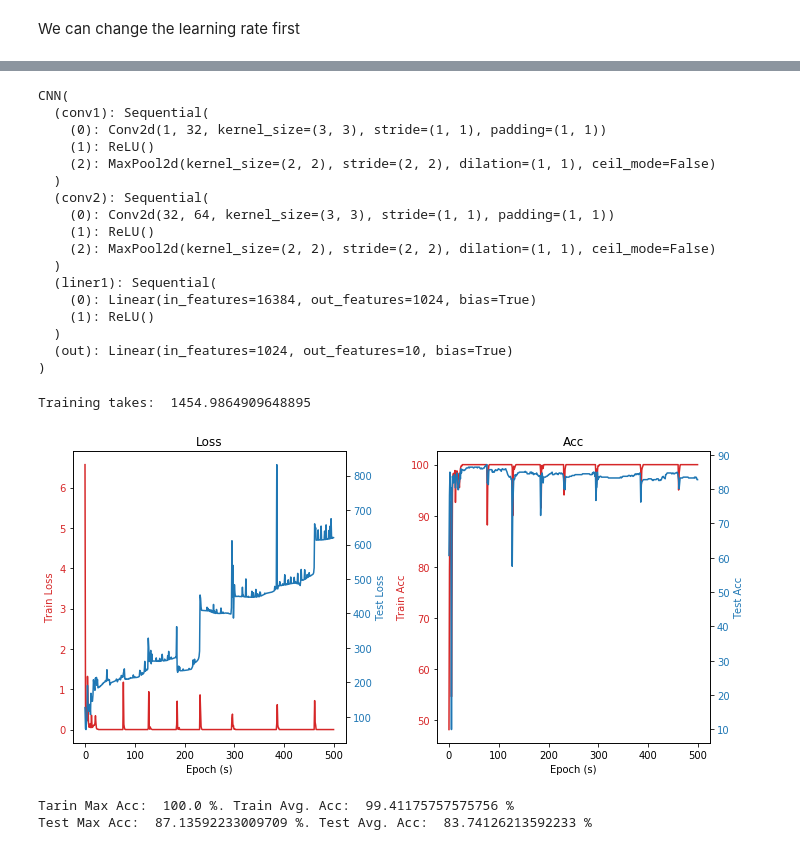
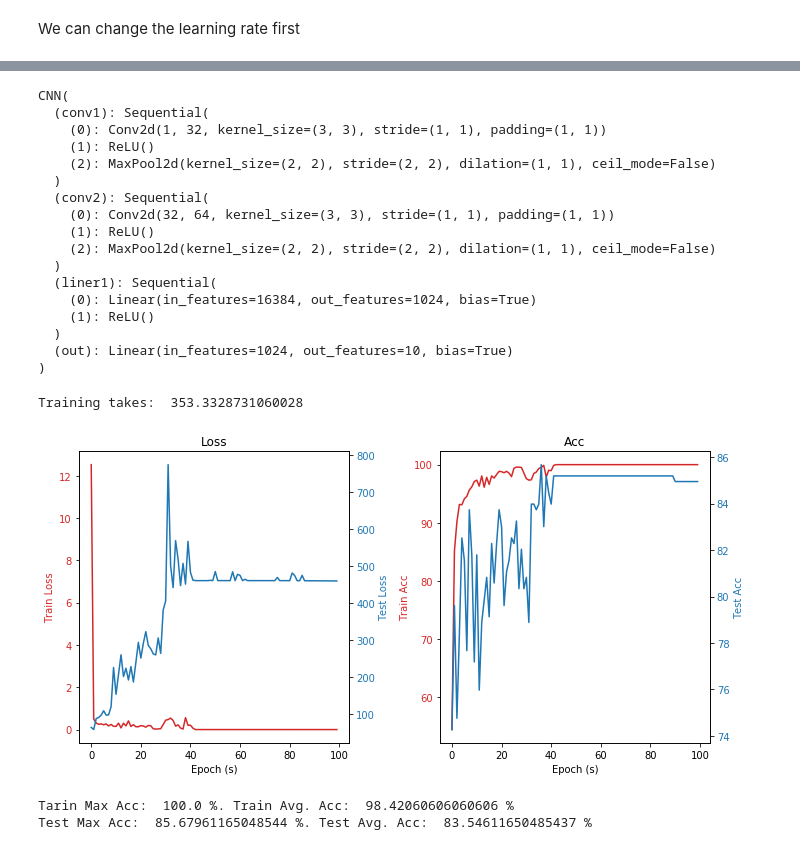
Before and after one commit to Alovez/DL-SignLanguage, a Jupyter notebook: Deep Learing Lession 5 - Data Reload- Edge detection before training.ipynb, the cells around one changed output, grey strips where cells are left out. Cells and saved outputs as stored; diff of their text form; code cells hidden in the pictures.

```diff
--- a/Deep Learing Lession 5 - Data Reload- Edge detection before training.ipynb
+++ b/Deep Learing Lession 5 - Data Reload- Edge detection before training.ipynb
@@ -621,7 +621,7 @@ class CNN(nn.Module):
         output = self.out(x)
         return output
 
-EPOCH = 500
+EPOCH = 100
 LR = 0.001
 BATCH_SIZE = 5
 
@@ -636,37 +636,37 @@ test_acc_list = []
 start_time = time.time()
 for epoch in tqdm(range(EPOCH)):
     train_loss, train_acc = train(epoch, cnn, optimizer, loss_function, train_loader)
     test_loss, test_acc = test(epoch, cnn, loss_function, test_loader)
     train_loss_list.append(train_loss)
     train_acc_list.append(train_acc)
     test_loss_list.append(test_loss)
     test_acc_list.append(test_acc)
 end_time = time.time()
 print("Training takes: ", end_time - start_time)
 
 show_result(train_loss_list, test_loss_list, train_acc_list, test_acc_list)
 # %% [output]
 CNN(
   (conv1): Sequential(
     (0): Conv2d(1, 32, kernel_size=(3, 3), stride=(1, 1), padding=(1, 1))
     (1): ReLU()
     (2): MaxPool2d(kernel_size=(2, 2), stride=(2, 2), dilation=(1, 1), ceil_mode=False)
   )
   (conv2): Sequential(
     (0): Conv2d(32, 64, kernel_size=(3, 3), stride=(1, 1), padding=(1, 1))
     (1): ReLU()
     (2): MaxPool2d(kernel_size=(2, 2), stride=(2, 2), dilation=(1, 1), ceil_mode=False)
   )
   (liner1): Sequential(
     (0): Linear(in_features=16384, out_features=1024, bias=True)
     (1): ReLU()
   )
   (out): Linear(in_features=1024, out_features=10, bias=True)
 )
-Training takes:  1454.9864909648895
+Training takes:  353.3328731060028
-[figure, old version]
+[figure, new version]
-Tarin Max Acc:  100.0 %. Train Avg. Acc:  99.41175757575756 %
-Test Max Acc:  87.13592233009709 %. Test Avg. Acc:  83.74126213592233 %
+Tarin Max Acc:  100.0 %. Train Avg. Acc:  98.42060606060606 %
+Test Max Acc:  85.67961165048544 %. Test Avg. Acc:  83.54611650485437 %
 # %%
 class CNN(nn.Module):
     def __init__(self):
```
Also changed, not shown: parts of 10 cells of this notebook, 1 other file.
